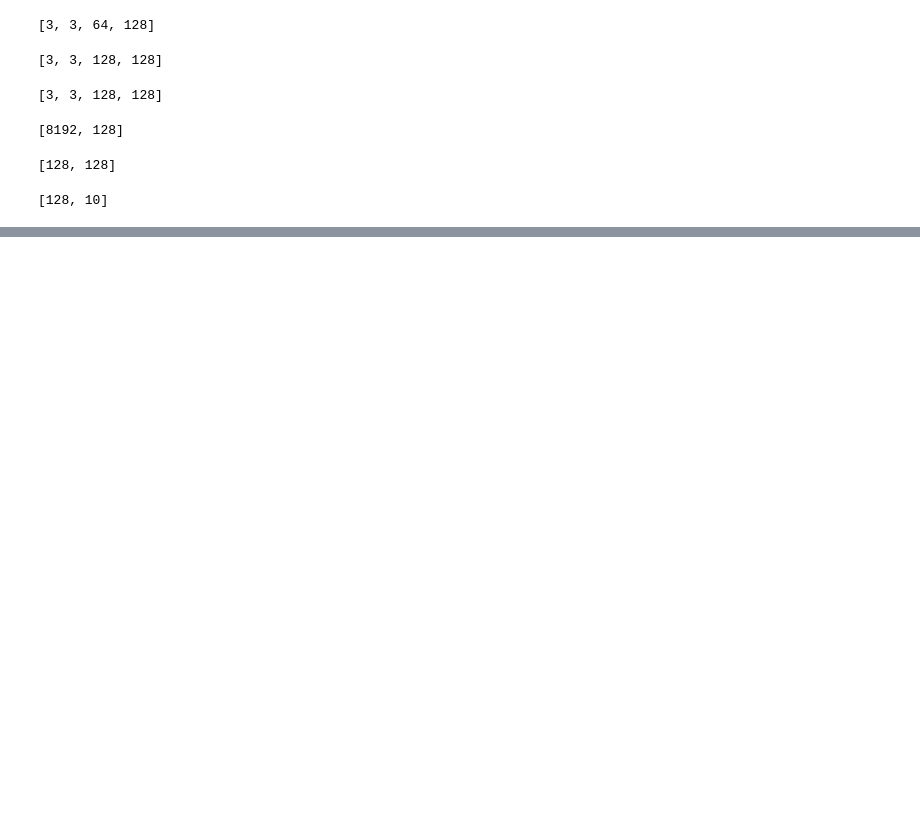
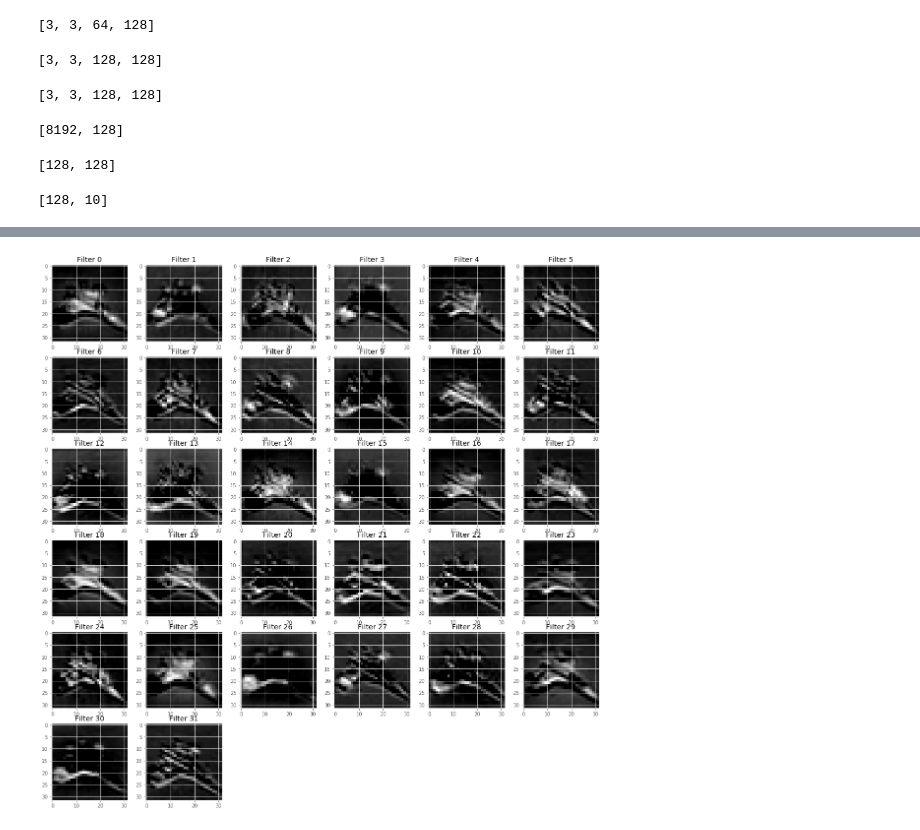
Before and after one commit to amitasviper/CIFAR-10_CNN, a Jupyter notebook: ImageClassification.ipynb, the cells around one changed output, grey strips where cells are left out. Drawn from its saved outputs; the diff is of its cells as text; code cells hidden in the pictures; blank space fills up the shorter version.

```diff
--- a/ImageClassification.ipynb
+++ b/ImageClassification.ipynb
@@ -374,0 +347,5 @@ array([ 4.,  5.,  6.])
+# %%
+def getActivations(layer, image):
+    test_data = {x: image}
+    units = sess.run(layer,feed_dict=test_data)
+    plotNNFilter(units)
@@ -374,0 +369,4 @@ array([ 4.,  5.,  6.])
+# %%
+getActivations(conv_layer_1,[imageToUse])
+# %% [output]
+[figure, added]
```
Also changed, not shown: parts of 16 cells of this notebook.
